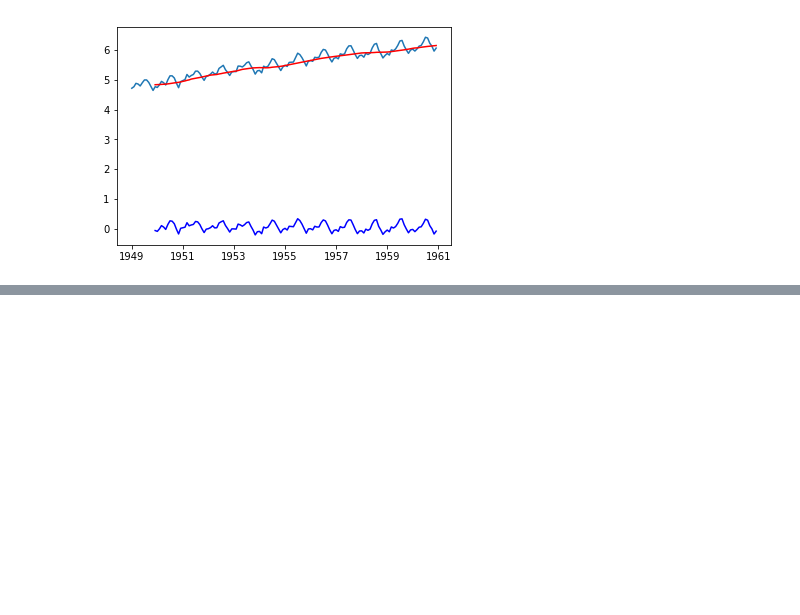
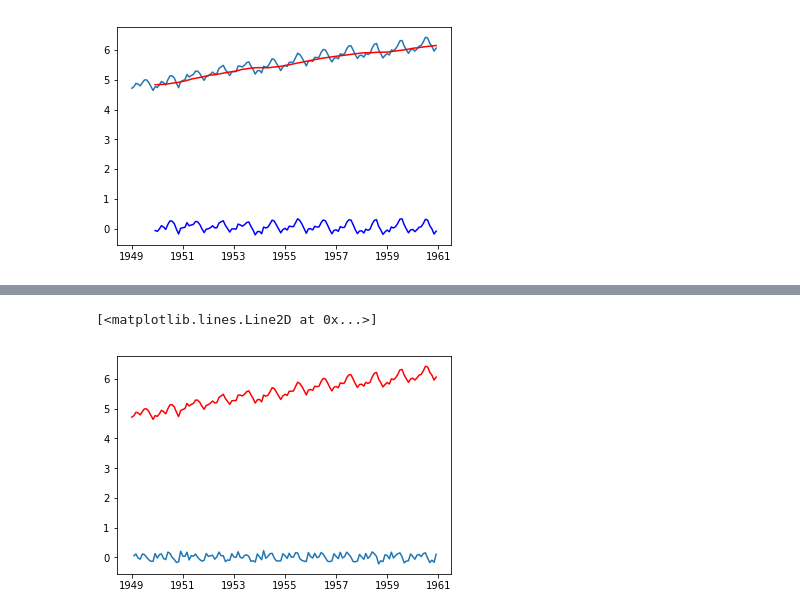
Before and after one commit to sarincr/Time-series-analysis-using-Python, a Jupyter notebook: 16.ARIMALEN.ipynb, the cells around one changed output, grey strips where cells are left out. Saved outputs shown, nothing was run; the diff lists cells and outputs as text; code cells hidden in the pictures; blank space fills up the shorter version.

```diff
--- a/16.ARIMALEN.ipynb
+++ b/16.ARIMALEN.ipynb
@@ -354,0 +389,7 @@ def test_stationarity(timeseries):
+# %%
+datasetLogDiffShifting = indexedDataset_logScale - indexedDataset_logScale.shift()
+plt.plot(datasetLogDiffShifting)
+plt.plot(indexedDataset_logScale,color='red')
+# %% [output]
+[<matplotlib.lines.Line2D at 0x...>]
+[figure, added]
```
Also changed, not shown: parts of 13 cells of this notebook, 1 other file.
